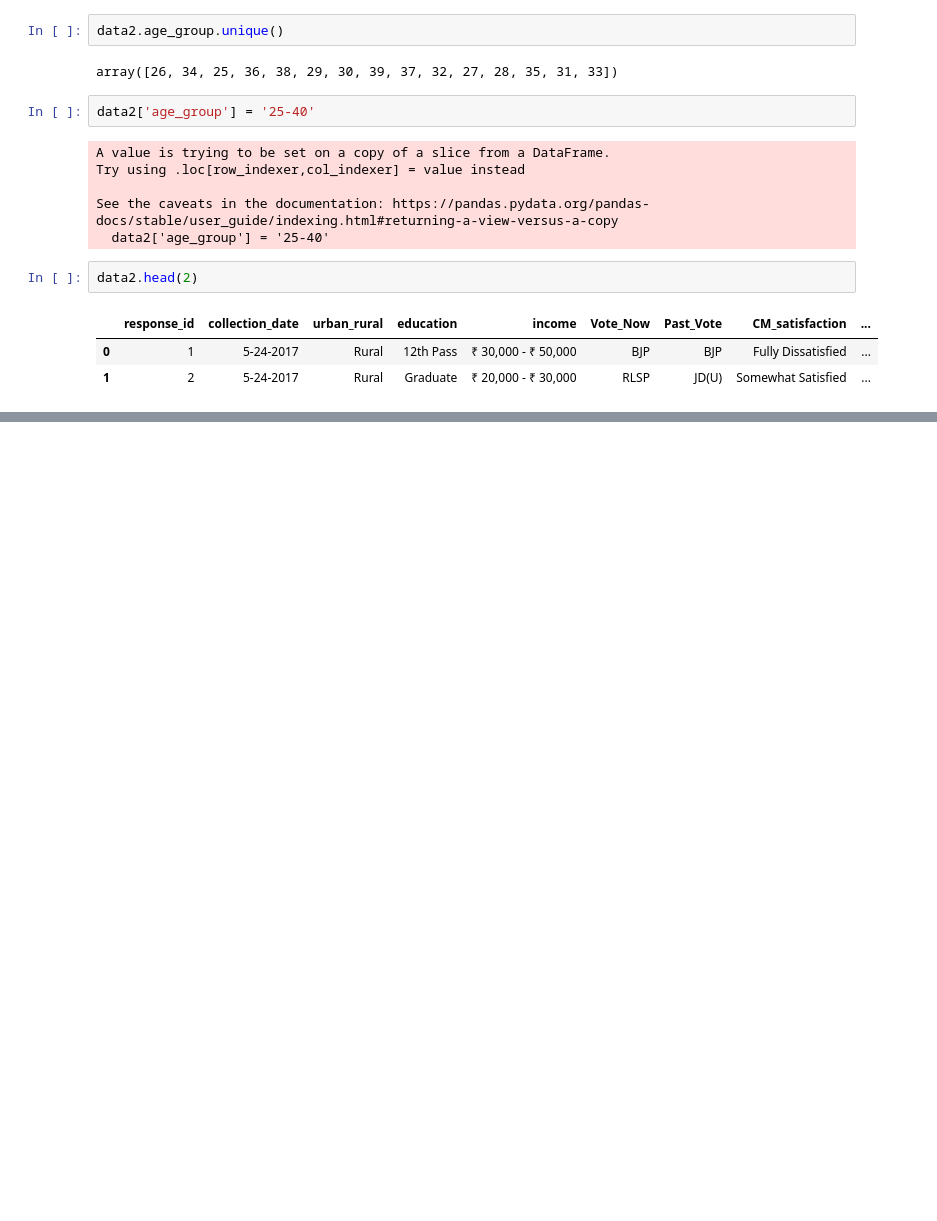
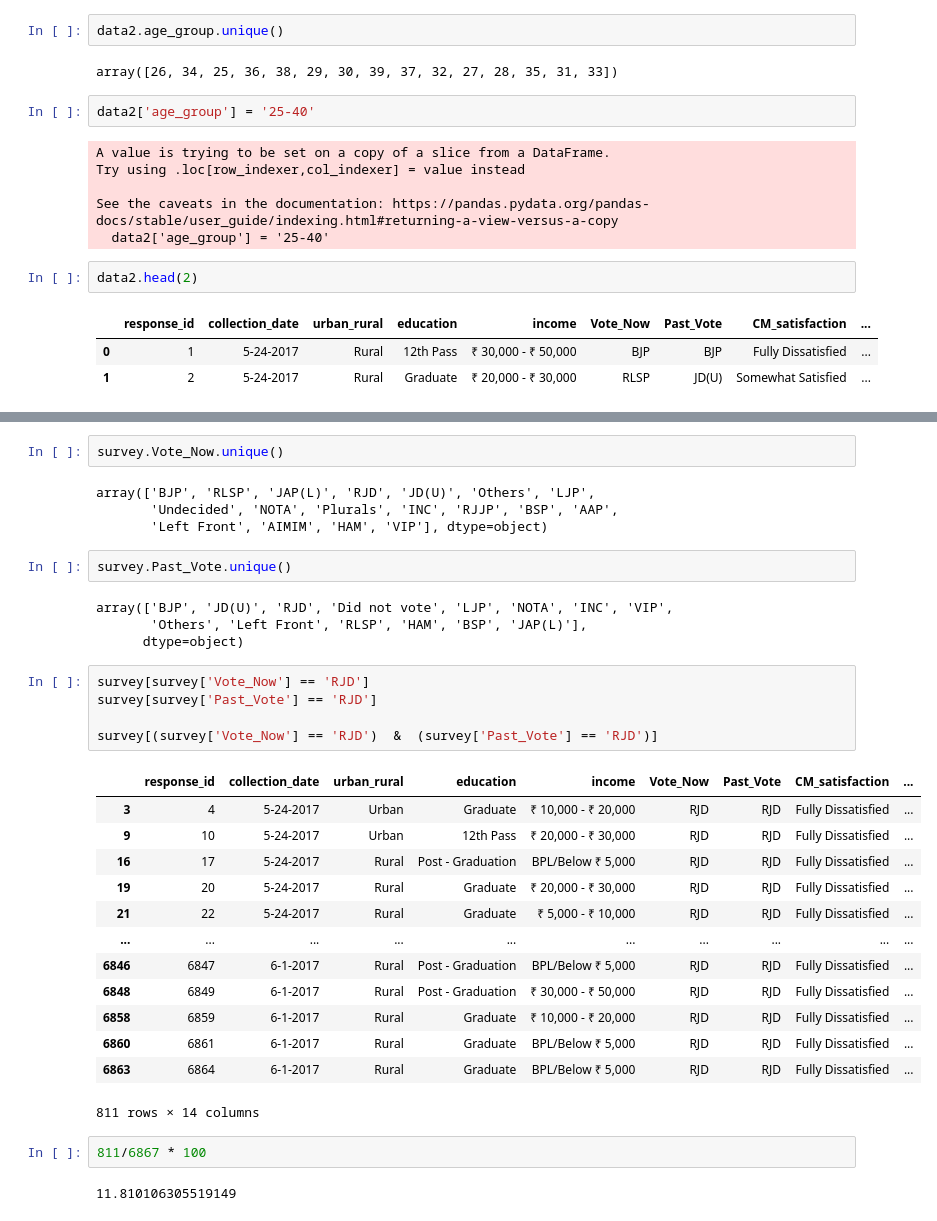
Before and after one commit to Rishiraj-singh7/Tech-interview-ques, a Jupyter notebook: main.ipynb, the cells around one changed output, grey strips where cells are left out. Saved outputs shown, nothing was run; the diff lists cells and outputs as text; blank space fills up the shorter version.

```diff
--- a/main.ipynb
+++ b/main.ipynb
@@ -277,0 +344,35 @@ data2.head(2)
+# %%
+survey.Vote_Now.unique()
+# %% [output]
+array(['BJP', 'RLSP', 'JAP(L)', 'RJD', 'JD(U)', 'Others', 'LJP',
+       'Undecided', 'NOTA', 'Plurals', 'INC', 'RJJP', 'BSP', 'AAP',
+       'Left Front', 'AIMIM', 'HAM', 'VIP'], dtype=object)
+# %%
+survey.Past_Vote.unique()
+# %% [output]
+array(['BJP', 'JD(U)', 'RJD', 'Did not vote', 'LJP', 'NOTA', 'INC', 'VIP',
+       'Others', 'Left Front', 'RLSP', 'HAM', 'BSP', 'JAP(L)'],
+      dtype=object)
+# %%
+survey[survey['Vote_Now'] == 'RJD']
+survey[survey['Past_Vote'] == 'RJD']
+
+survey[(survey['Vote_Now'] == 'RJD')  &  (survey['Past_Vote'] == 'RJD')]
+# %% [output]
+|  | response_id | collection_date | urban_rural | education | income | Vote_Now | Past_Vote | CM_satisfaction | ... |
+| 3 | 4 | 5-24-2017 | Urban | Graduate | ₹ 10,000 - ₹ 20,000 | RJD | RJD | Fully Dissatisfied | ... |
+| 9 | 10 | 5-24-2017 | Urban | 12th Pass | ₹ 20,000 - ₹ 30,000 | RJD | RJD | Fully Dissatisfied | ... |
+| 16 | 17 | 5-24-2017 | Rural | Post - Graduation | BPL/Below ₹ 5,000 | RJD | RJD | Fully Dissatisfied | ... |
+| 19 | 20 | 5-24-2017 | Rural | Graduate | ₹ 20,000 - ₹ 30,000 | RJD | RJD | Fully Dissatisfied | ... |
+| 21 | 22 | 5-24-2017 | Rural | Graduate | ₹ 5,000 - ₹ 10,000 | RJD | RJD | Fully Dissatisfied | ... |
+| ... | ... | ... | ... | ... | ... | ... | ... | ... | ... |
+| 6846 | 6847 | 6-1-2017 | Rural | Post - Graduation | BPL/Below ₹ 5,000 | RJD | RJD | Fully Dissatisfied | ... |
+| 6848 | 6849 | 6-1-2017 | Rural | Post - Graduation | ₹ 30,000 - ₹ 50,000 | RJD | RJD | Fully Dissatisfied | ... |
+| 6858 | 6859 | 6-1-2017 | Rural | Graduate | ₹ 10,000 - ₹ 20,000 | RJD | RJD | Fully Dissatisfied | ... |
+| 6860 | 6861 | 6-1-2017 | Rural | Graduate | BPL/Below ₹ 5,000 | RJD | RJD | Fully Dissatisfied | ... |
+| 6863 | 6864 | 6-1-2017 | Rural | Graduate | BPL/Below ₹ 5,000 | RJD | RJD | Fully Dissatisfied | ... |
+811 rows × 14 columns
+# %%
+811/6867 * 100
+# %% [output]
+11.810106305519149
```
Also changed, not shown: parts of 10 cells of this notebook.
